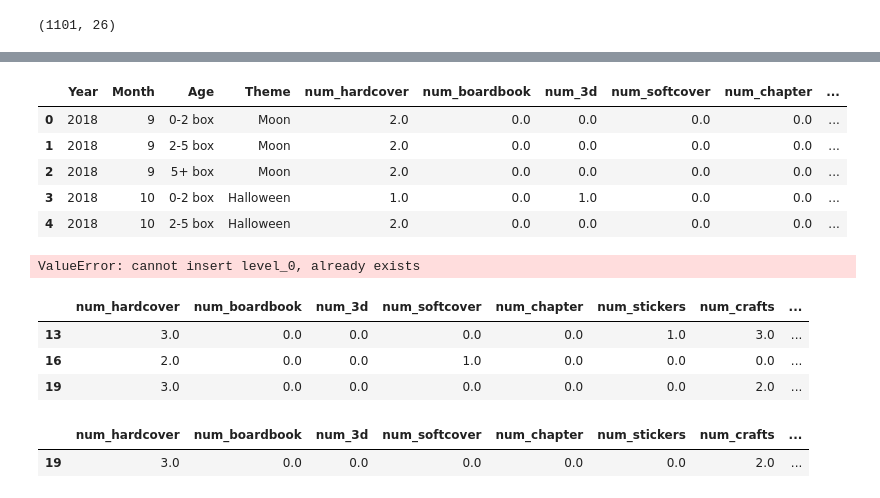
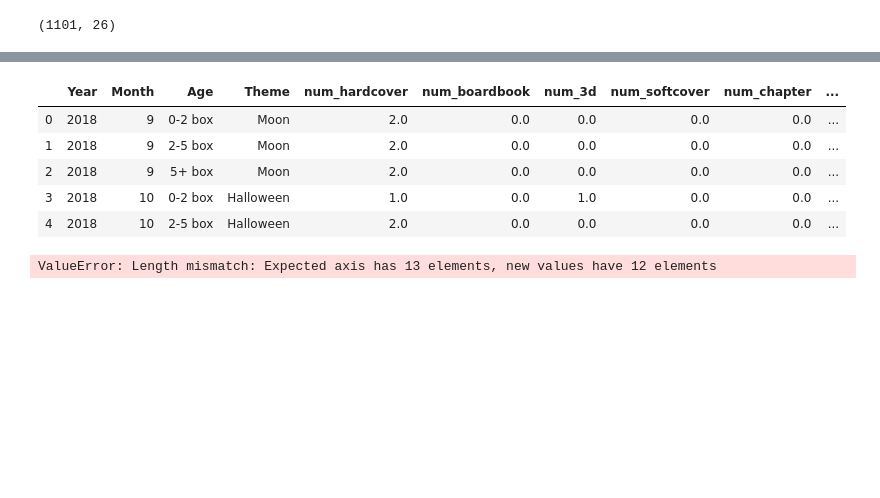
Before and after one commit to Armclimber/Projects, a Jupyter notebook: Capstone2/Subscription - Data Wrangling and EDA.ipynb, the cells around one changed output, grey strips where cells are left out. Drawn from its saved outputs; the diff is of its cells as text; code cells hidden in the pictures; blank space fills up the shorter version.

```diff
--- a/Capstone2/Subscription - Data Wrangling and EDA.ipynb
+++ b/Capstone2/Subscription - Data Wrangling and EDA.ipynb
@@ -590,19 +585,18 @@ subscriptions[100:]
 box = pd.read_csv(data_path + "Subscription/box.csv", encoding="utf8")
 box = box.fillna(0)
 box['Day'] = 15
-# %%
-box['Time']= pd.to_datetime(box[['Year','Month','Day']])
-box.head()
-# %% [output]
-|  | Year | Month | Age | Theme | num_hardcover | num_boardbook | num_3d | num_softcover | num_chapter | ... |
-| 0 | 2018 | 9 | 0-2 box | Moon | 2.0 | 0.0 | 0.0 | 0.0 | 0.0 | ... |
-| 1 | 2018 | 9 | 2-5 box | Moon | 2.0 | 0.0 | 0.0 | 0.0 | 0.0 | ... |
-| 2 | 2018 | 9 | 5+ box | Moon | 2.0 | 0.0 | 0.0 | 0.0 | 0.0 | ... |
-| 3 | 2018 | 10 | 0-2 box | Halloween | 1.0 | 0.0 | 1.0 | 0.0 | 0.0 | ... |
-| 4 | 2018 | 10 | 2-5 box | Halloween | 2.0 | 0.0 | 0.0 | 0.0 | 0.0 | ... |
-# %%
-subscriptions['end_date_all'] = subscriptions['End_Date_dt']
-subscriptions.loc[subscriptions['Cancel_Date_dt']!='','end_date_all'] = subscriptions.loc[subscriptions['Cancel_Date_dt']!='','Cancel_Date_dt']
-subscriptions = subscriptions.reset_index()
-# %% [output]
-ValueError: cannot insert level_0, already exists
+# %%
+box['num_books'] = box['num_hardcover'] + box['num_boardbook'] +  box['num_3d'] +  box['num_softcover'] +  box['num_chapter']
+box['num_others'] = box['num_stickers'] + box['num_crafts'] +  box['num_stationary']
+box['num_all'] = box['num_books'] + box['num_others']
+
+box['Time']= pd.to_datetime(box[['Year','Month','Day']])
+box.drop(columns=['Day'])
+box.head()
+# %% [output]
+|  | Year | Month | Age | Theme | num_hardcover | num_boardbook | num_3d | num_softcover | num_chapter | ... |
+| 0 | 2018 | 9 | 0-2 box | Moon | 2.0 | 0.0 | 0.0 | 0.0 | 0.0 | ... |
+| 1 | 2018 | 9 | 2-5 box | Moon | 2.0 | 0.0 | 0.0 | 0.0 | 0.0 | ... |
+| 2 | 2018 | 9 | 5+ box | Moon | 2.0 | 0.0 | 0.0 | 0.0 | 0.0 | ... |
+| 3 | 2018 | 10 | 0-2 box | Halloween | 1.0 | 0.0 | 1.0 | 0.0 | 0.0 | ... |
+| 4 | 2018 | 10 | 2-5 box | Halloween | 2.0 | 0.0 | 0.0 | 0.0 | 0.0 | ... |
@@ -609,4 +619,6 @@ ValueError: cannot insert level_0, already exists
 # %%
+#Loop over each row and calculate the average costs/number of items across all boxes and the last box they received
+
 #for index, row in subscriptions.iterrows():
 
 start_date = subscriptions.loc[600,'Start_Date_dt']
@@ -614,18 +626,13 @@ end_date = subscriptions.loc[600,'Cancel_Date_dt']
 age_group = subscriptions.loc[600,'Subscription_Product']
 
 box_received = box.loc[(box['Age']==age_group) & (box['Time']<=end_date) & (box['Time']>=start_date),
-       'num_hardcover':'cost']
+       'num_hardcover':'num_all']
-# %% [output]
-|  | num_hardcover | num_boardbook | num_3d | num_softcover | num_chapter | num_stickers | num_crafts | ... |
-| 13 | 3.0 | 0.0 | 0.0 | 0.0 | 0.0 | 1.0 | 3.0 | ... |
-| 16 | 2.0 | 0.0 | 0.0 | 1.0 | 0.0 | 0.0 | 0.0 | ... |
-| 19 | 3.0 | 0.0 | 0.0 | 0.0 | 0.0 | 0.0 | 2.0 | ... |
 # %%
 
 box_received = box.loc[(box['Age']==age_group) & (box['Time']<=end_date) & (box['Time']>=start_date),
-       'num_hardcover':'cost']
+       'num_hardcover':'num_all']
 avg_box = box_received.mean(axis=0)
 last_box = box_received.iloc[-1:,]
+last_box.columns= new_cols
 # %% [output]
-|  | num_hardcover | num_boardbook | num_3d | num_softcover | num_chapter | num_stickers | num_crafts | ... |
-| 19 | 3.0 | 0.0 | 0.0 | 0.0 | 0.0 | 0.0 | 2.0 | ... |
+ValueError: Length mismatch: Expected axis has 13 elements, new values have 12 elements
```
Also changed, not shown: parts of 10 cells of this notebook.
